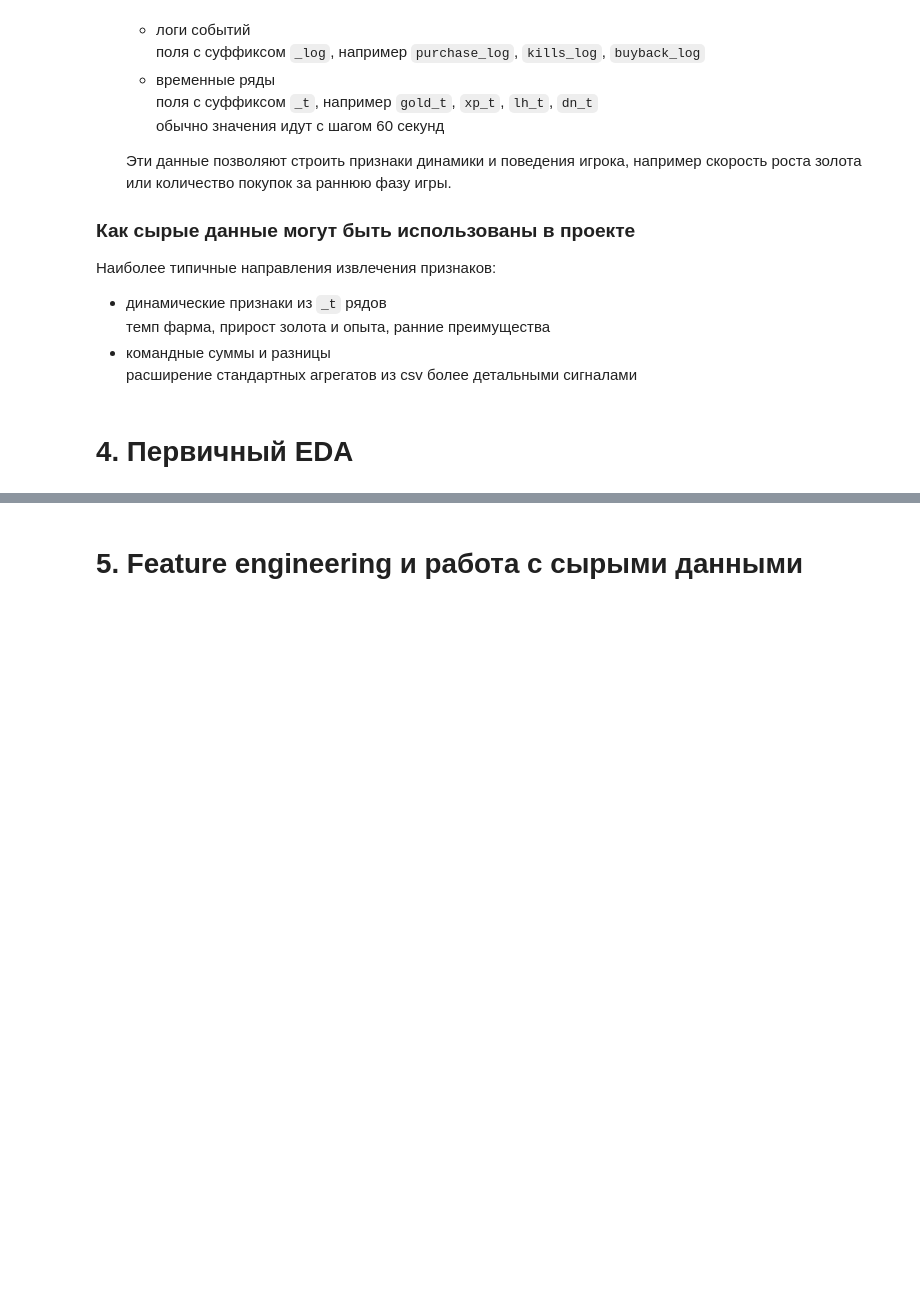
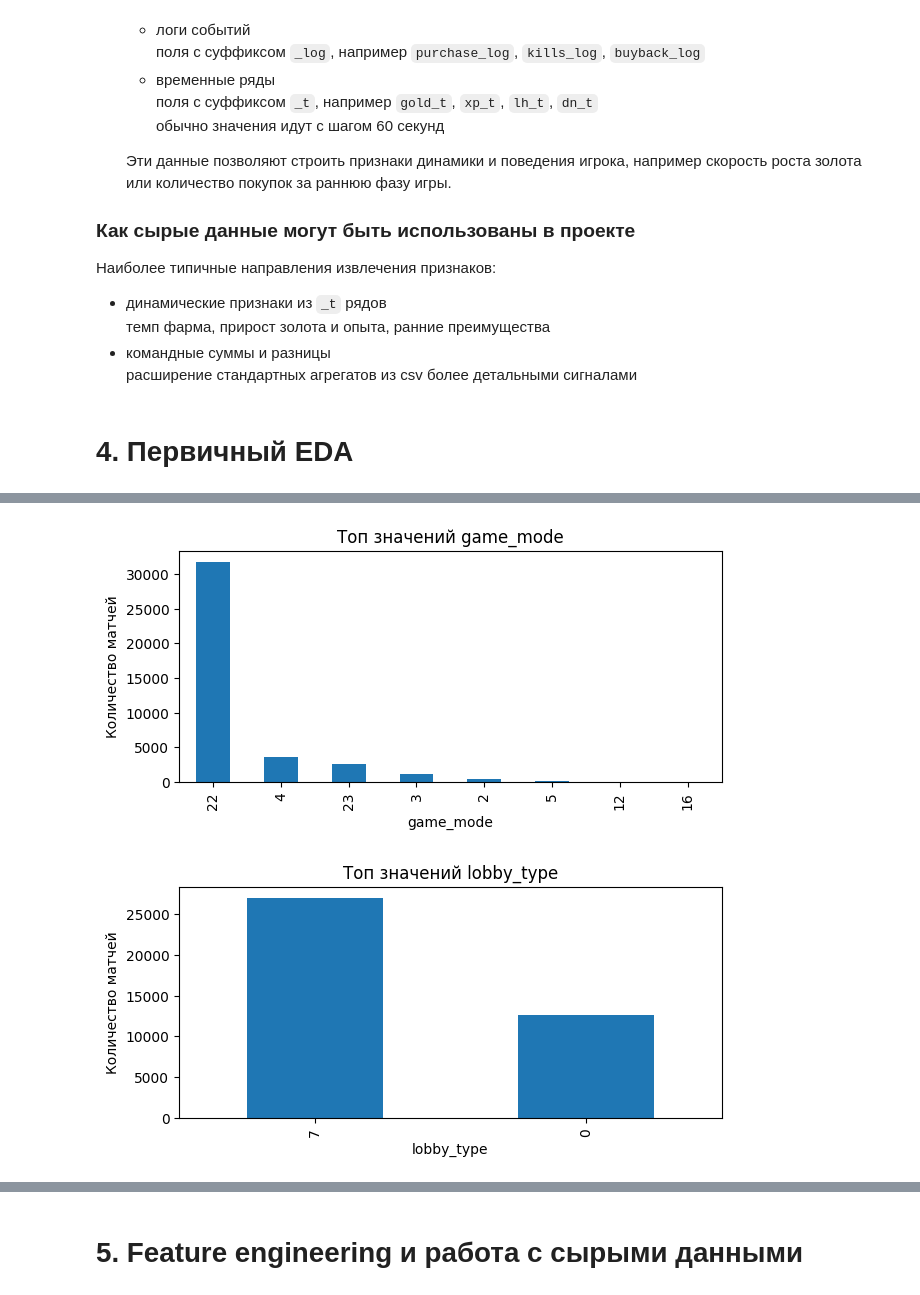
Before and after one commit to matevosovp/Dota-2-winner-prediction, a Jupyter notebook: Dota2winnerPrediction.ipynb, the cells around one changed output, grey strips where cells are left out. Cells and saved outputs as stored; diff of their text form; code cells hidden in the pictures; blank space fills up the shorter version.

```diff
--- a/Dota2winnerPrediction.ipynb
+++ b/Dota2winnerPrediction.ipynb
@@ -294,0 +401,13 @@ plt.show()
+# %%
+for col in cat_match_cols:
+    vc = raw_features[col].value_counts(dropna=False)
+
+    plt.figure(figsize=(7, 3))
+    vc.head(20).plot(kind="bar")
+    plt.title(f"Топ значений {col}")
+    plt.xlabel(col)
+    plt.ylabel("Количество матчей")
+    plt.show()
+# %% [output]
+[figure, added]
+[figure, added]
```
Also changed, not shown: parts of 43 cells of this notebook.
